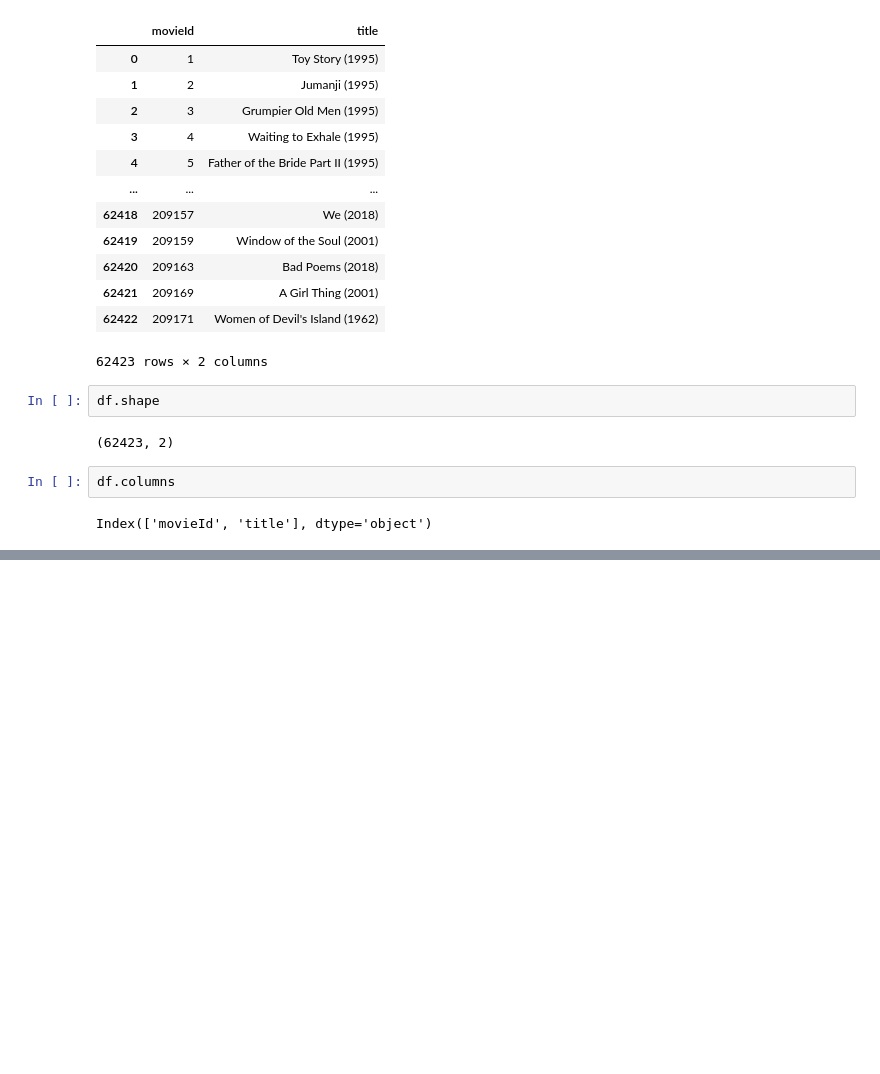
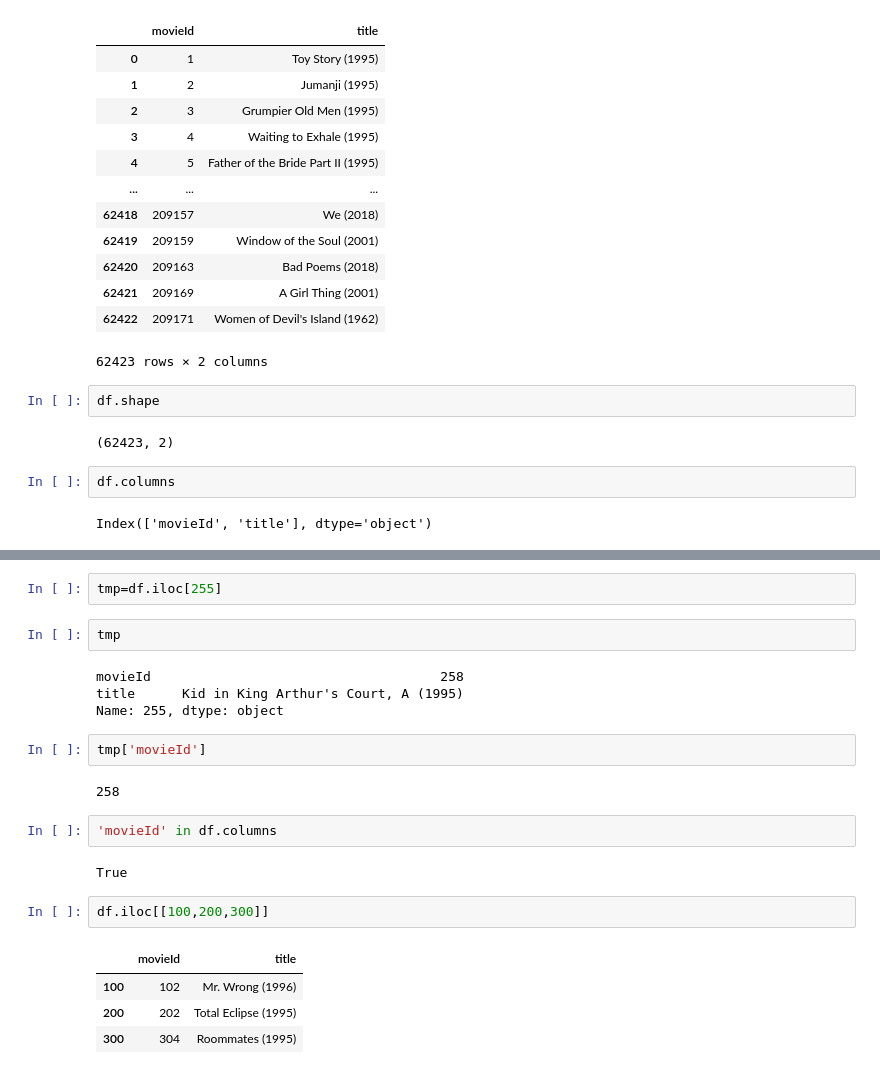
Before and after one commit to Aksuya/InteligenciaArtificial, a Jupyter notebook: Introduccion_a_pandas.ipynb, the cells around one changed output, grey strips where cells are left out. Cells and saved outputs as stored; diff of their text form; blank space fills up the shorter version.

```diff
--- a/Introduccion_a_pandas.ipynb
+++ b/Introduccion_a_pandas.ipynb
@@ -112,0 +115,23 @@ df.index
+# %%
+tmp=df.iloc[255]
+# %%
+tmp
+# %% [output]
+movieId                                     258
+title      Kid in King Arthur's Court, A (1995)
+Name: 255, dtype: object
+# %%
+tmp['movieId']
+# %% [output]
+258
+# %%
+'movieId' in df.columns
+# %% [output]
+True
+# %%
+df.iloc[[100,200,300]]
+# %% [output]
+|  | movieId | title |
+| 100 | 102 | Mr. Wrong (1996) |
+| 200 | 202 | Total Eclipse (1995) |
+| 300 | 304 | Roommates (1995) |
```
Also changed, not shown: parts of 3 cells of this notebook.
